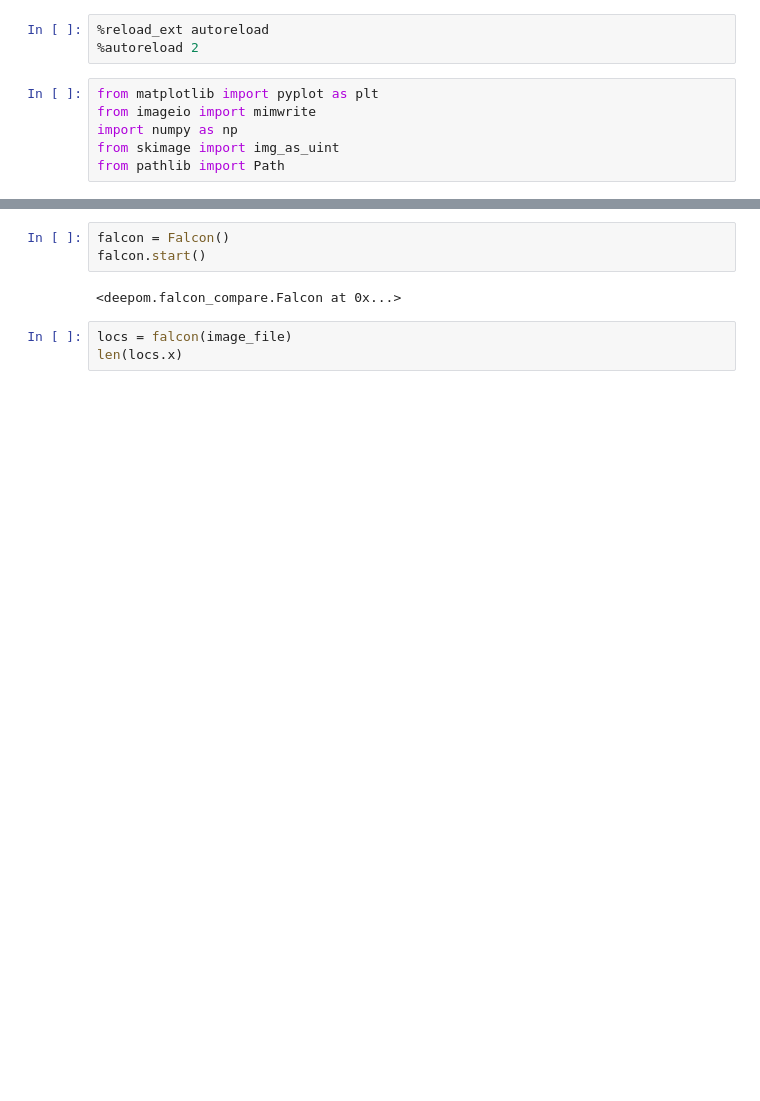
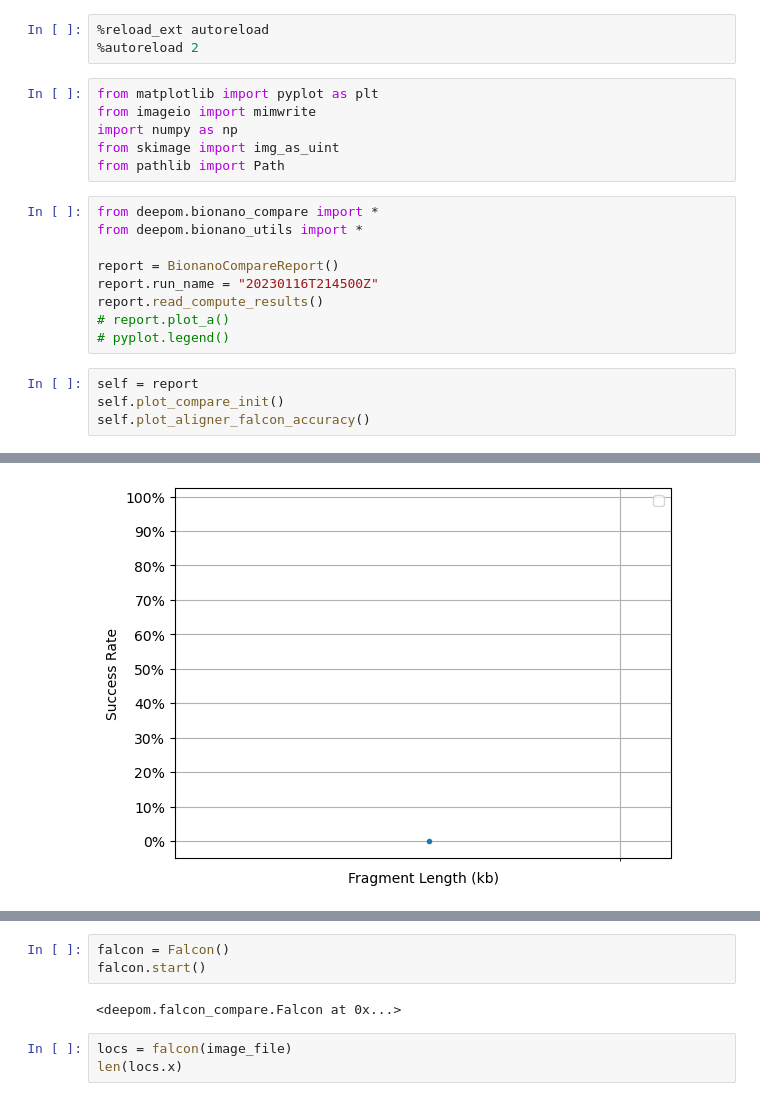
Before and after one commit to yevgenin/DeepOM, a Jupyter notebook: figures/falcon_compare.ipynb, the cells around one changed output, grey strips where cells are left out. Drawn from its saved outputs; the diff is of its cells as text; blank space fills up the shorter version.

```diff
--- a/figures/falcon_compare.ipynb
+++ b/figures/falcon_compare.ipynb
@@ -7,3 +7,17 @@ from imageio import mimwrite
 import numpy as np
 from skimage import img_as_uint
 from pathlib import Path
+# %%
+from deepom.bionano_compare import *
+from deepom.bionano_utils import *
+
+report = BionanoCompareReport()
+report.run_name = "20230116T214500Z"
+report.read_compute_results()
+# report.plot_a()
+# pyplot.legend()
+# %%
+self = report
+self.plot_compare_init()
+self.plot_aligner_falcon_accuracy()
+# %% [output]
@@ -10,2 +25,3 @@ from pathlib import Path
+[figure, added]
 # %%
 from deepom.falcon_compare import Falcon
```
Also changed, not shown: parts of 6 cells of this notebook, 4 other files.
